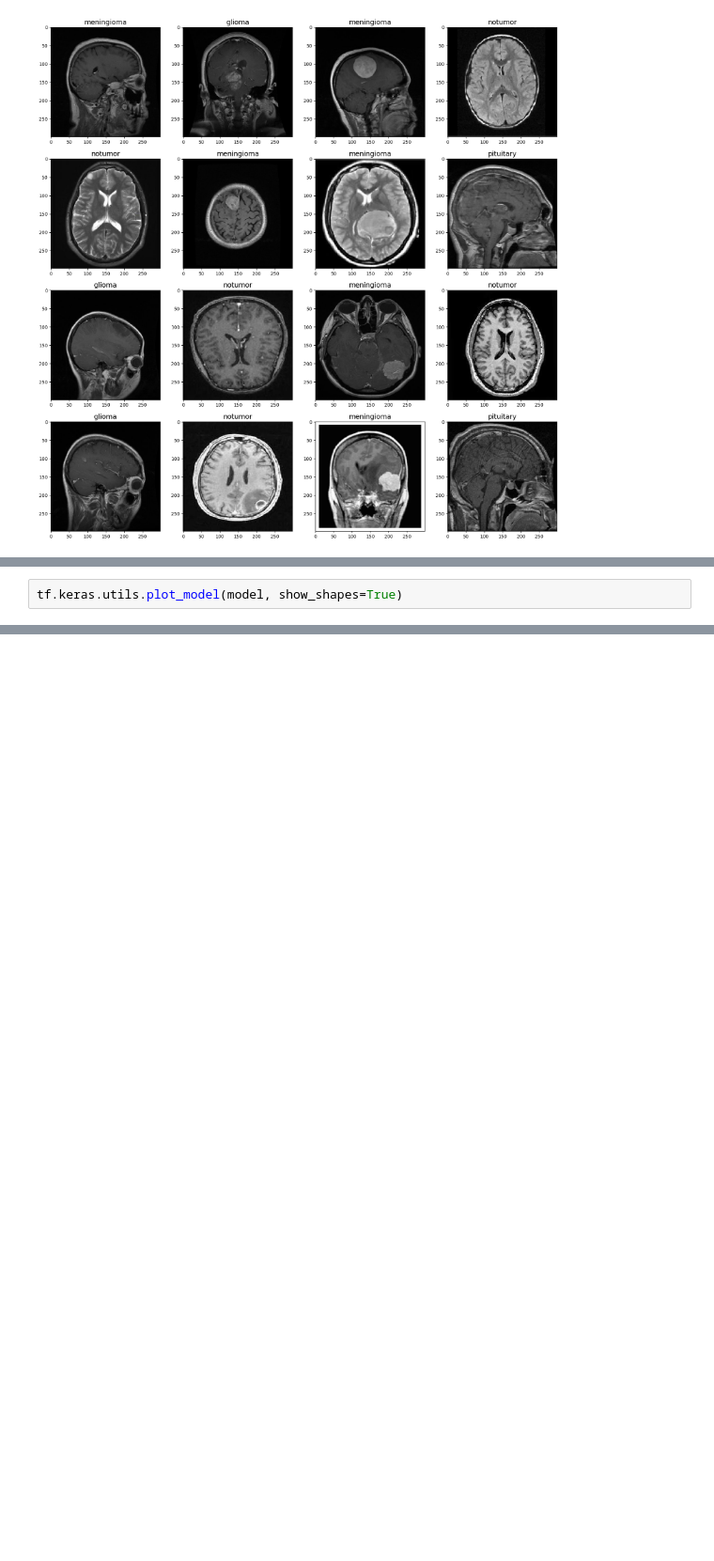
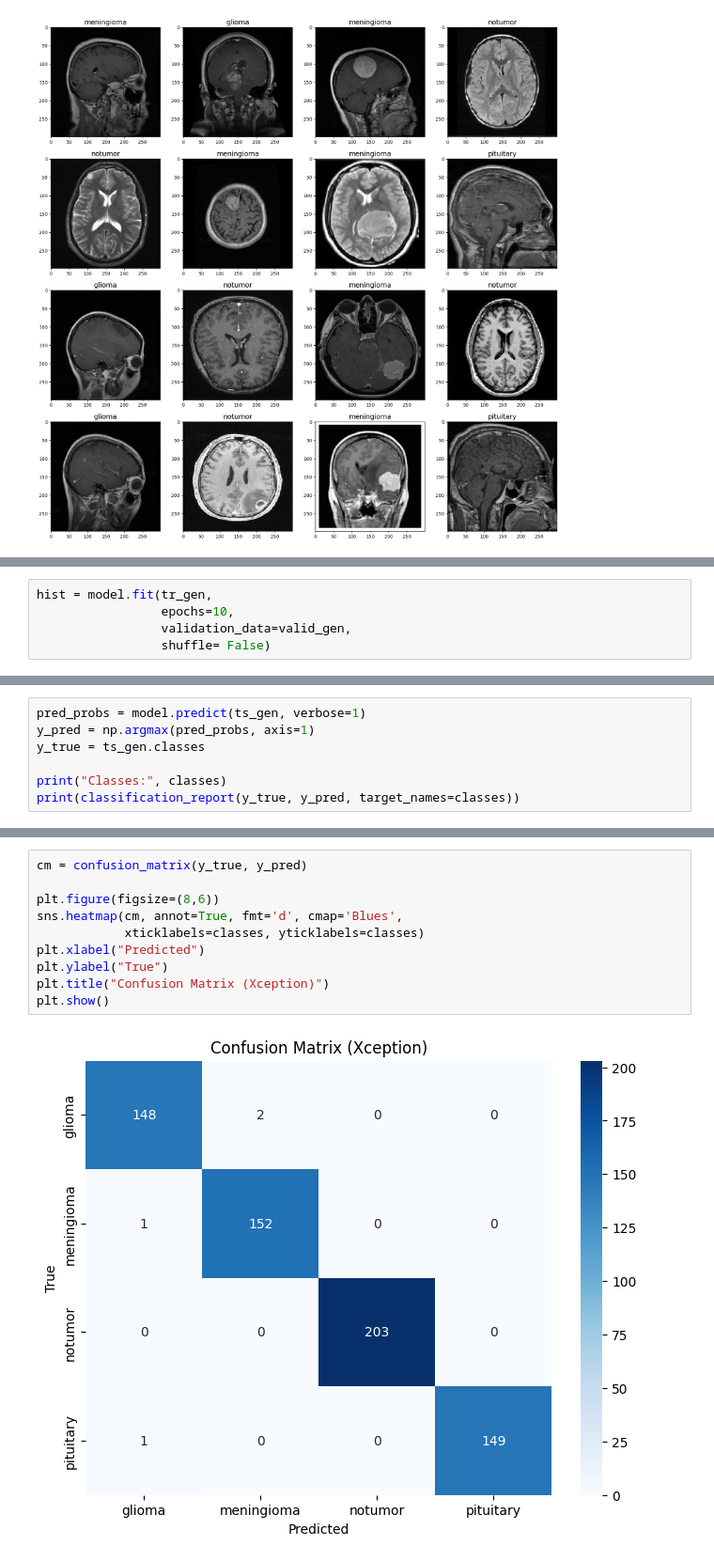
Before and after one commit to tarikdemir74/pattern_recog, a Jupyter notebook: brain_tumor.ipynb, the cells around one changed output, grey strips where cells are left out. Shown at 94% size. Drawn from its saved outputs; the diff is of its cells as text; blank space fills up the shorter version.

Commit message:
Update notebook with training epochs output

```diff
--- a/brain_tumor.ipynb
+++ b/brain_tumor.ipynb
@@ -205,5 +206,8 @@ Model: "sequential"
  Trainable params: 21,069,740 (80.37 MB)
  Non-trainable params: 54,528 (213.00 KB)
 # %%
-tf.keras.utils.plot_model(model, show_shapes=True)
+hist = model.fit(tr_gen,
+                 epochs=10,
+                 validation_data=valid_gen,
+                 shuffle= False)
 # %% [output]
@@ -210,0 +248,7 @@ You must install pydot (`pip install pydot`) for `plot_model` to work.
+# %%
+pred_probs = model.predict(ts_gen, verbose=1)
+y_pred = np.argmax(pred_probs, axis=1)
+y_true = ts_gen.classes
+
+print("Classes:", classes)
+print(classification_report(y_true, y_pred, target_names=classes))
@@ -210,0 +268,12 @@ You must install pydot (`pip install pydot`) for `plot_model` to work.
+# %%
+cm = confusion_matrix(y_true, y_pred)
+
+plt.figure(figsize=(8,6))
+sns.heatmap(cm, annot=True, fmt='d', cmap='Blues',
+            xticklabels=classes, yticklabels=classes)
+plt.xlabel("Predicted")
+plt.ylabel("True")
+plt.title("Confusion Matrix (Xception)")
+plt.show()
+# %% [output]
+[figure, added]
```
Also changed, not shown: parts of 16 cells of this notebook.
